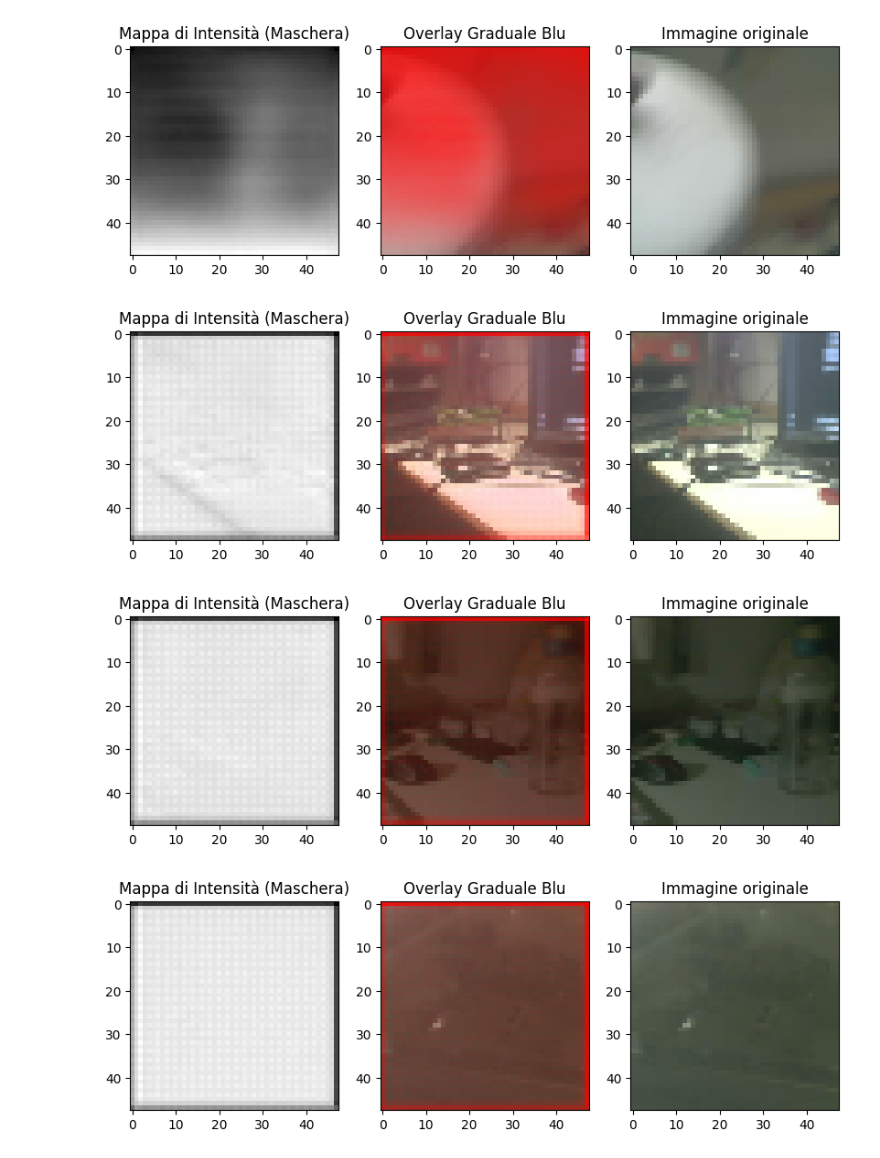
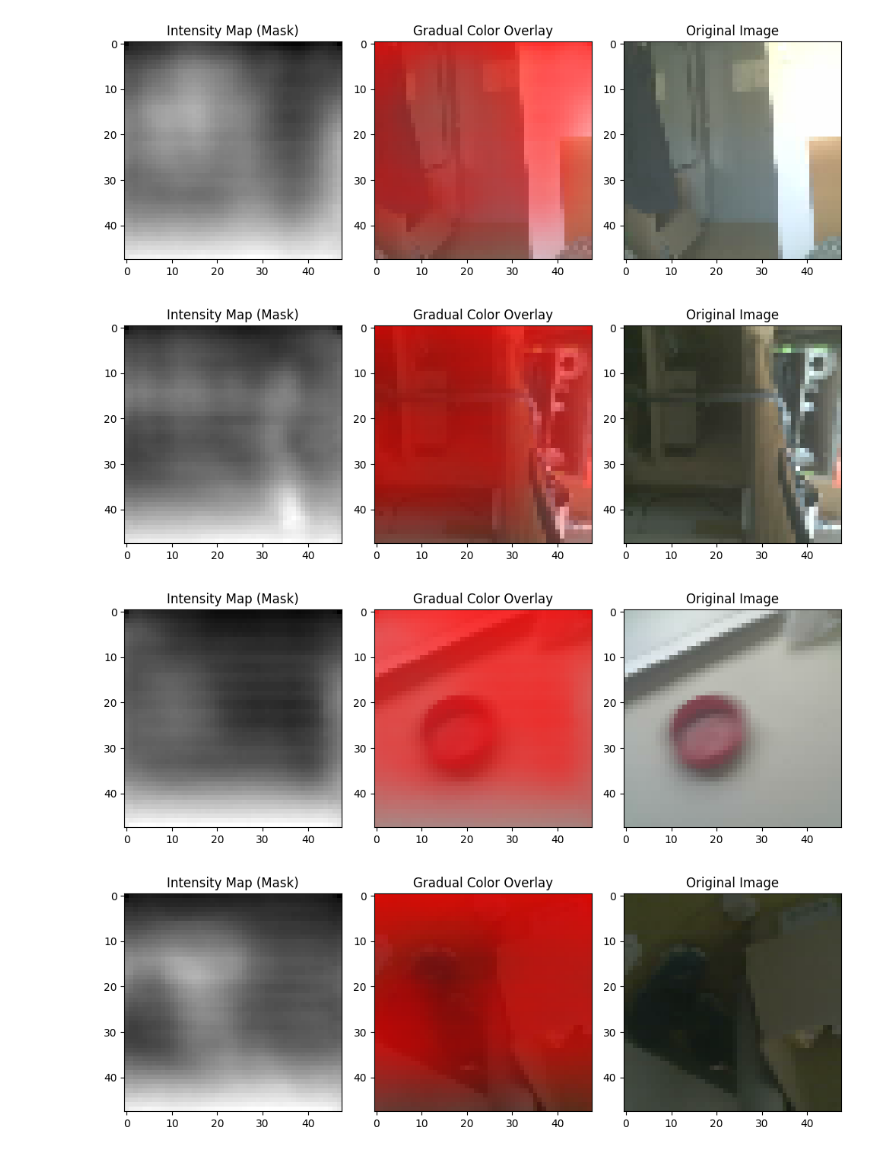
Before and after one commit to JPsparks/APAI_ESP_MonocularDepthEstimation, a Jupyter notebook: quality_check/quality_check.ipynb, the cells around one changed output. Cells and saved outputs as stored; diff of their text form; code cells hidden in the pictures.

```diff
--- a/quality_check/quality_check.ipynb
+++ b/quality_check/quality_check.ipynb
@@ -95,3 +3,5 @@ plt.show()
+# %%
+dir_path = "img"
 # %%
 import cv2
 import numpy as np
@@ -100,33 +10,25 @@ import os
 
 def apply_weighted_overlay(image, mask, color=[0, 0, 255]):
     """
-    Applica un colore basandosi sull'intensità della maschera (0-255).
+    Applies a color overlay based on mask intensity (0-255).
     """
-    # 1. Convertiamo l'immagine in float per i calcoli
     img_float = image.astype(float)
 
-    # 2. Normalizziamo la maschera tra 0.0 e 1.0 (diventa il nostro alpha locale)
-    # alpha_map sarà un array 48x48
     alpha_map = mask.astype(float) / 255.0
 
-    # 3. Prepariamo il risultato
     result = np.zeros_like(img_float)
 
-    # 4. Applichiamo la formula pixel per pixel (vettorizzata)
-    # Per ogni canale (R, G, B): (1 - alpha) * Immagine + alpha * Colore_Target
+    # Apply the linear interpolation formula (vectorized)
+    # For each channel (R, G, B): (1 - alpha) * Image + alpha * Target_Color
     for i in range(3):
         result[:, :, i] = (1.0 - alpha_map) * img_float[:, :, i] + alpha_map * color[i]
 
     return result.astype(np.uint8)
 
-dir_path = "i"
+amount = len(os.listdir(dir_path)) // 4
 
-# --- Caricamento ---
-amount = len(os.listdir(dir_path)) // 4
-# num = 8
 for num in range(0, amount * 4, 4):
     path_img = os.path.join(dir_path, f"{num}_RGB_SMALL.bmp")
-    # Assicurati che il nome sia corretto (es. "0depth_map.bmp" o "0_depth_map.bmp")
     path_mask = os.path.join(dir_path, f"{num}depth_map.bmp")
 
     img_bgr = cv2.imread(path_img)
@@ -135,23 +37,23 @@ for num in range(0, amount * 4, 4):
     if img_bgr is not None and mask_gray is not None:
         img_rgb = cv2.cvtColor(img_bgr, cv2.COLOR_BGR2RGB)
 
-        # Ridimensionamento
         img_rgb = cv2.resize(img_rgb, (48, 48))
         mask_gray = cv2.resize(mask_gray, (48, 48))
 
-        # Applichiamo l'overlay pesato
-        # Qui usiamo il BLU [0, 0, 255]
-        risultato = apply_weighted_overlay(img_rgb, 255-mask_gray, color=[255, 0, 0])
+        result = apply_weighted_overlay(img_rgb, 255 - mask_gray, color=[255, 0, 0])
 
-        # Visualizzazione
         fig, ax = plt.subplots(1, 3, figsize=(10, 5))
         ax[0].imshow(mask_gray, cmap='gray')
-        ax[0].set_title("Mappa di Intensità (Maschera)")
-        ax[1].imshow(risultato)
-        ax[1].set_title("Overlay Graduale Blu")
+        ax[0].set_title("Intensity Map (Mask)")
+
+        ax[1].imshow(result)
+        ax[1].set_title("Gradual Color Overlay")
+
         ax[2].imshow(img_rgb)
-        ax[2].set_title("Immagine originale")
+        ax[2].set_title("Original Image")
+
+        plt.tight_layout()
         plt.show()
     else:
-        print("Controlla i percorsi dei file, uno dei due non è stato caricato.")
+        print(f"Error: Could not load files. Check paths: {path_img} or {path_mask}")
 # %% [output]
@@ -160,4 +62,4 @@ for num in range(0, amount * 4, 4):
-[figure, old version]
+[figure, new version]
-[figure, old version]
+[figure, new version]
-[figure, old version]
+[figure, new version]
-[figure, old version]
+[figure, new version]
```
Also changed, not shown: parts of 8 cells of this notebook, 52 other files.
